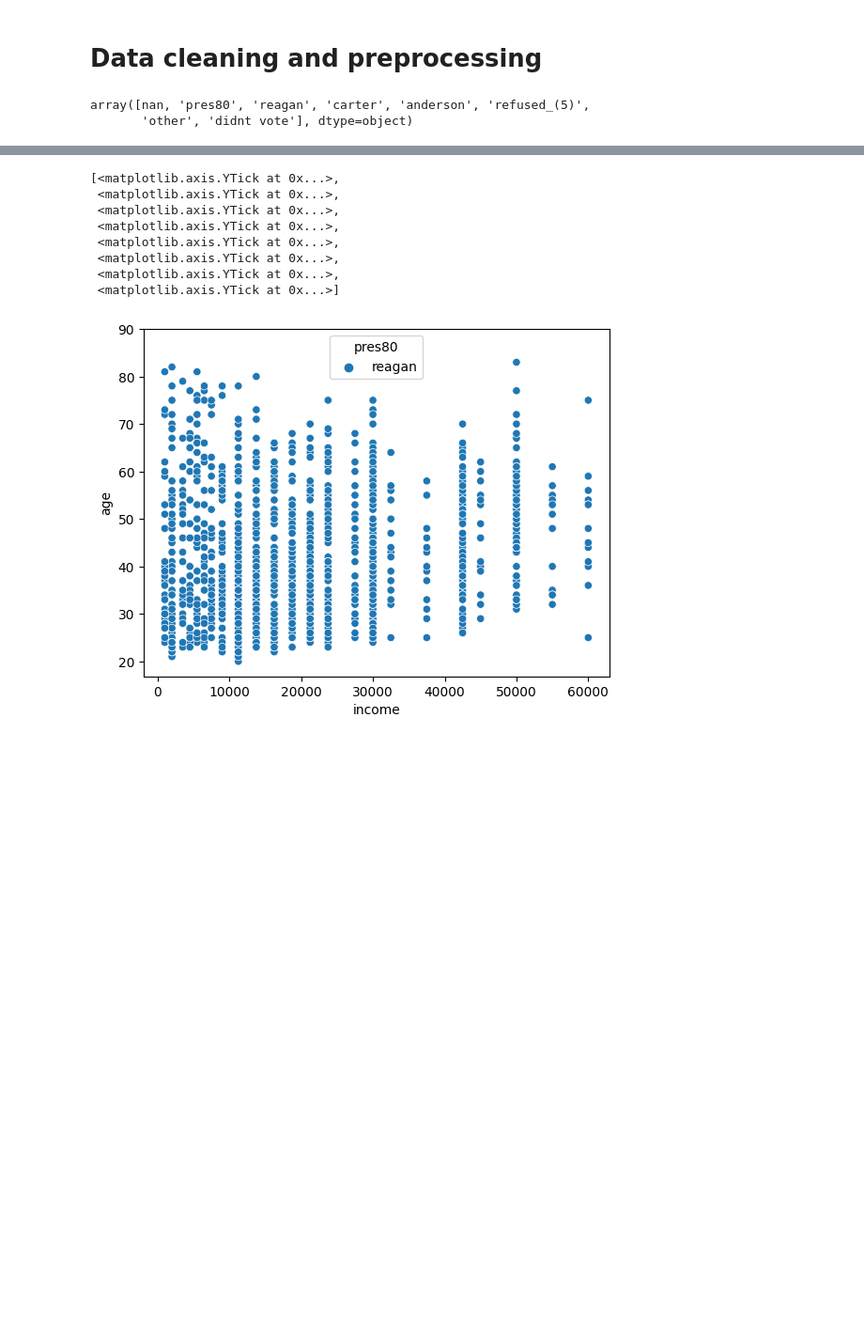
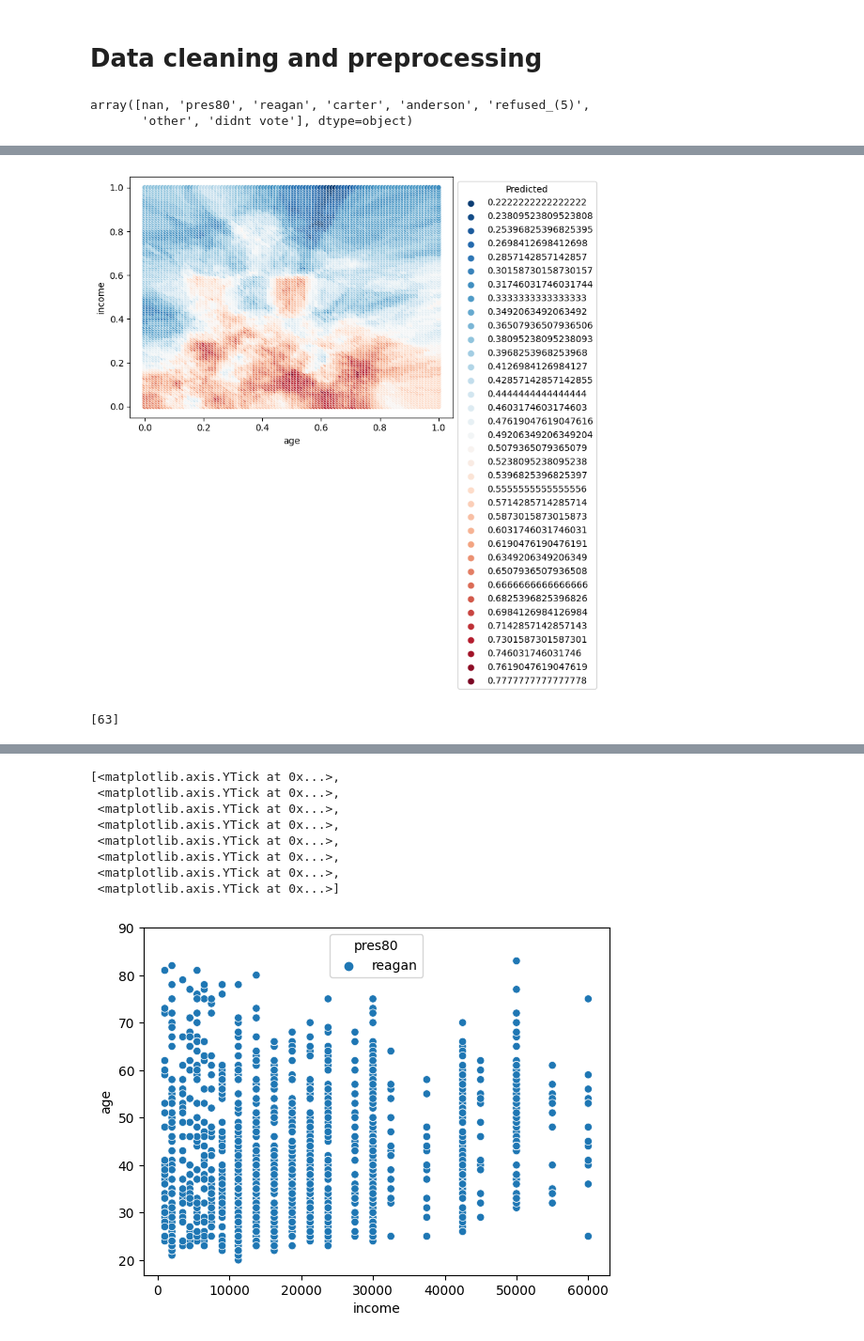
Before and after one commit to DS3001/group9, a Jupyter notebook: midterm_project.ipynb, the cells around one changed output, grey strips where cells are left out. Shown at 94% size. Cells and saved outputs as stored; diff of their text form; code cells hidden in the pictures; blank space fills up the shorter version.

Commit message:
kNN viz using income and age

```diff
--- a/midterm_project.ipynb
+++ b/midterm_project.ipynb
@@ -177,6 +181,8 @@ gss_dat['degree'] = gss_dat['degree'].replace('less than high school', 0).replac
 # 2 = associate/junior college
 # 3 = bachelors
 # 4 = graduate
+# %%
+gss_dat['pres80'] = gss_dat['pres80'].replace('reagan', 0).replace('carter', 1)
 # %%
 # Function to max-min normalize data so each variables ranges from 0-1
 def maxmin(x):
@@ -184,0 +227,59 @@ def maxmin(x):
+# %%
+# Fit model
+from sklearn.neighbors import KNeighborsRegressor as kNNRegressor
+
+knn_model = kNNRegressor(n_neighbors=63)
+fitted_model = knn_model.fit(X_train, y_train)
+# %%
+# Run regression model
+# Regression function for Age and AnnualSalary
+def plot_regression(X_train, y_train):
+
+  N_x = 100
+  N_y = 100 # Coarseness of y variable
+  total = N_x*N_y # Total number of points to plot
+
+  grid_x = np.linspace(0,1,N_x) # Create a grid of x values
+  grid_y = np.linspace(0,1,N_y) # Create a grid of y values
+
+  xs, ys = np.meshgrid(grid_x,grid_y) # Explode grids to all possible pairs
+  X = xs.reshape(total) # Turns pairs into vectors
+  Y = ys.reshape(total) # Turns pairs into vectors
+
+  x_hat = pd.DataFrame({'income':X,'age':Y}) # Create a dataframe of points to plot
+  y_hat = fitted_model.predict(x_hat) # Fit the model to the points
+  x_hat['Predicted'] = y_hat # Add new variable to the dataframe
+
+  # Red to blue palette to show traditional political colors
+  red_to_blue_palette = sns.color_palette("RdBu_r", n_colors=36) # n_colors determined by k
+
+  this_plot = sns.scatterplot(data=x_hat,x='age',y='income',hue='Predicted', palette= red_to_blue_palette) # Create seaborn plot
+  sns.move_legend(this_plot, "upper left", bbox_to_anchor=(1, 1)) # Move legend off the plot canvas
+
+  return x_hat
+# %%
+train_dat = plot_regression(X_train, y_train)
+# %% [output]
+[figure, added]
+# %%
+# Determine k value
+# Determine optimal k val for this data
+
+k_bar = 70
+k_grid = np.arange(1,k_bar)
+SSE_train = np.zeros(k_bar)
+SSE_test = np.zeros(k_bar)
+for k in range(k_bar):
+    model = kNNRegressor(n_neighbors=k+1) # Create a sk model for k
+    fitted_model = model.fit(X_train,y_train) # Train the model on our data
+    y_hat = fitted_model.predict(X_test) # Predict values for test set
+    SSE_test[k] = np.sum( (y_test-y_hat)**2 ) # Save the computed SSE
+    y_hat = fitted_model.predict(X_train) # Predict values for training set
+    SSE_train[k] = np.sum( (y_train-y_hat)**2 ) # Save the computed SSE
+
+SSE_min = np.min(SSE_test) # Lowest recorded SSE
+min_index = np.where(SSE_test==SSE_min) # Find the indices of y that equal the minimum
+k_star = k_grid[min_index] # Find the optimal value of k
+print(k_star)
+# %% [output]
+[63]
```
Also changed, not shown: parts of 11 cells of this notebook.
